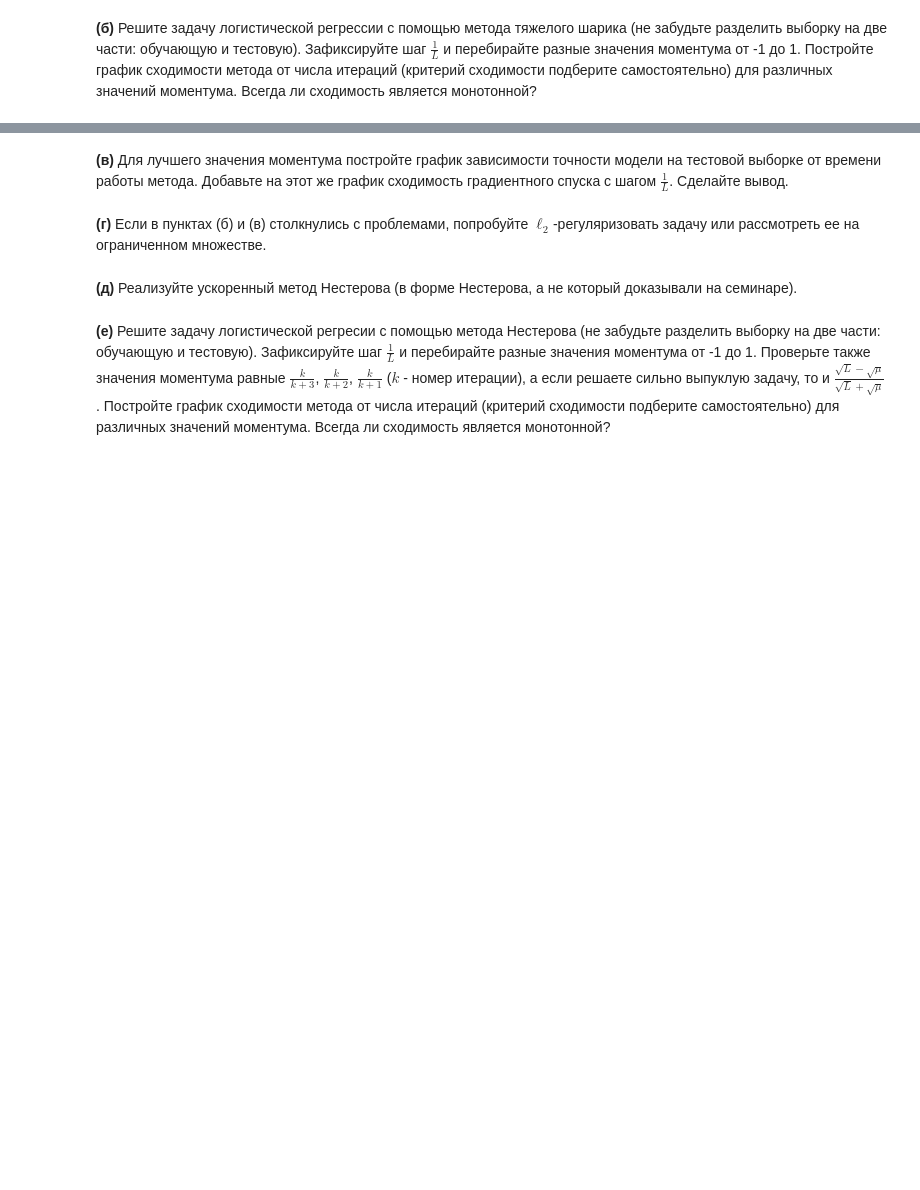
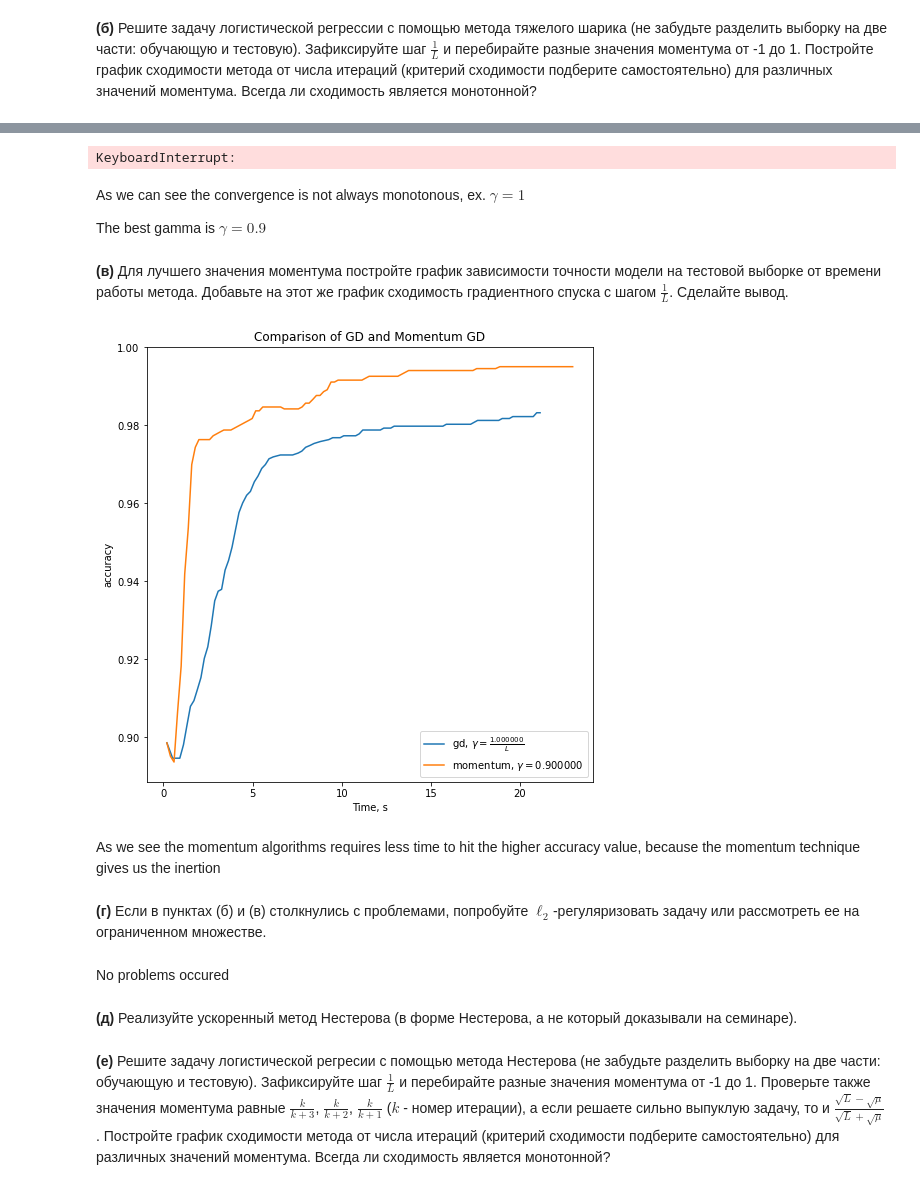
Before and after one commit to k2a07/MIPT-homeworks, a Jupyter notebook: Acharya_Kirill_Optimization_HW_3.ipynb, the cells around one changed output, grey strips where cells are left out. Cells and saved outputs as stored; diff of their text form; code cells hidden in the pictures; blank space fills up the shorter version.

```diff
--- a/Acharya_Kirill_Optimization_HW_3.ipynb
+++ b/Acharya_Kirill_Optimization_HW_3.ipynb
@@ -234,0 +148,35 @@ SyntaxError: unmatched ')' (<ipython-input-12-4f28686586d9>, line 4)
+# %%
+times_comp, acc_comp, labels_comp = [], [], []
+times_comp.append(times_arr_gd)
+acc_comp.append(acc_arr_gd)
+labels_comp.append(labels_gd[0])
+# %%
+n_iter = 100
+x_0 = np.zeros(args['d'])
+x, y, labels = [], [], []
+n_iter_arr = [i for i in range(n_iter)]
+momentum_coef_arr = [-0.7, -0.5, 0, 0.5, 0.7, 0.9, 1.]
+def momentum_coeff(k, f, grad_f, x_k, x_true, args):
+        return args['momentum_coeff']
+
+for args['momentum_coeff'] in momentum_coef_arr:
+        momentum_gd = opt.GradientOptimizer(logloss, logloss_grad, x_0, criterium = '||grad_f(x_k)||',
+                                args = args, n_iter = n_iter, gamma_k = gamma_k, momentum_gd_activate = True,
+                                acc_k = log_acc, momentum_coeff_k = momentum_coeff)
+
+        points_arr, differences_arr, times_arr, acc_arr = momentum_gd.descent()
+
+        x.append(n_iter_arr)
+        y.append(differences_arr)
+        labels.append(r'momentum, $\gamma = %f$' % args['gamma_momentum'])
+        title = 'Criteria(iterations)'
+
+        #for further comparison
+        times_comp.append(times_arr)
+        acc_comp.append(acc_arr)
+        labels_comp.append(r'momentum, $\gamma = %f$' % args['gamma_momentum'])
+
+opt.plot_graphs(x, y, x_label = "Iterations", lines_labels = labels, title = title,
+                        logscale = True, criteria_type = "||grad_f(x_k)||")
+# %% [output]
+KeyboardInterrupt:
@@ -235,2 +187,6 @@ SyntaxError: unmatched ')' (<ipython-input-12-4f28686586d9>, line 4)
+# %% [markdown]
+As we can see the convergence is not always monotonous, ex. $\gamma = 1$
+
+The best gamma is $\gamma = 0.9$
 # %% [markdown]
 __(в)__ Для лучшего значения моментума постройте график зависимости точности модели на тестовой выборке от времени работы метода. Добавьте на этот же график сходимость градиентного спуска с шагом $\frac{1}{L}$. Сделайте вывод.
@@ -239,2 +193,10 @@ __(в)__ Для лучшего значения моментума постро
+# %%
+title = 'Comparison of GD and Momentum GD'
+opt.plot_graphs(times_comp, acc_comp, x_label = "Time, s", lines_labels = labels_comp, title = title,
+                logscale = False, criteria_type = "accuracy" , specific_slice = [0, 6]) #0 and 6 are for gd ans best momentum
+# %% [output]
+[figure, added]
+# %% [markdown]
+As we see the momentum algorithms requires less time to hit the higher accuracy value, because the momentum technique gives us the inertion
 # %% [markdown]
 __(г)__ Если в пунктах (б) и (в) столкнулись с проблемами, попробуйте $\ell_2$-регуляризовать задачу или рассмотреть ее на ограниченном множестве.
@@ -243,2 +203,4 @@ __(г)__ Если в пунктах (б) и (в) столкнулись с пр
+# %% [markdown]
+No problems occured
 # %% [markdown]
 __(д)__ Реализуйте ускоренный метод Нестерова (в форме Нестерова, а не который доказывали на семинаре).
```
Also changed, not shown: parts of 36 cells of this notebook, 1 other file.
